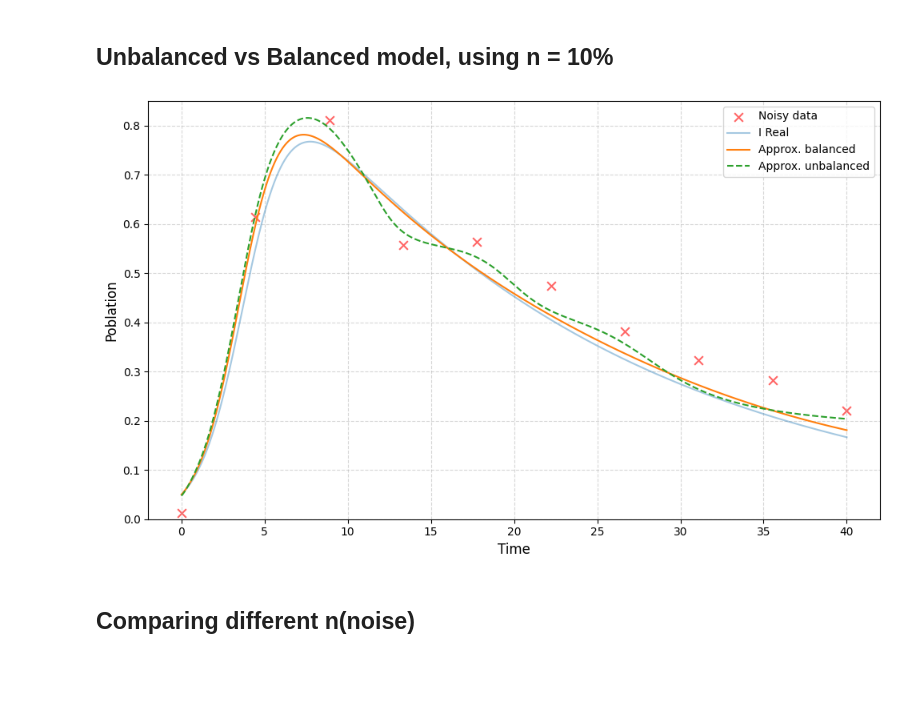
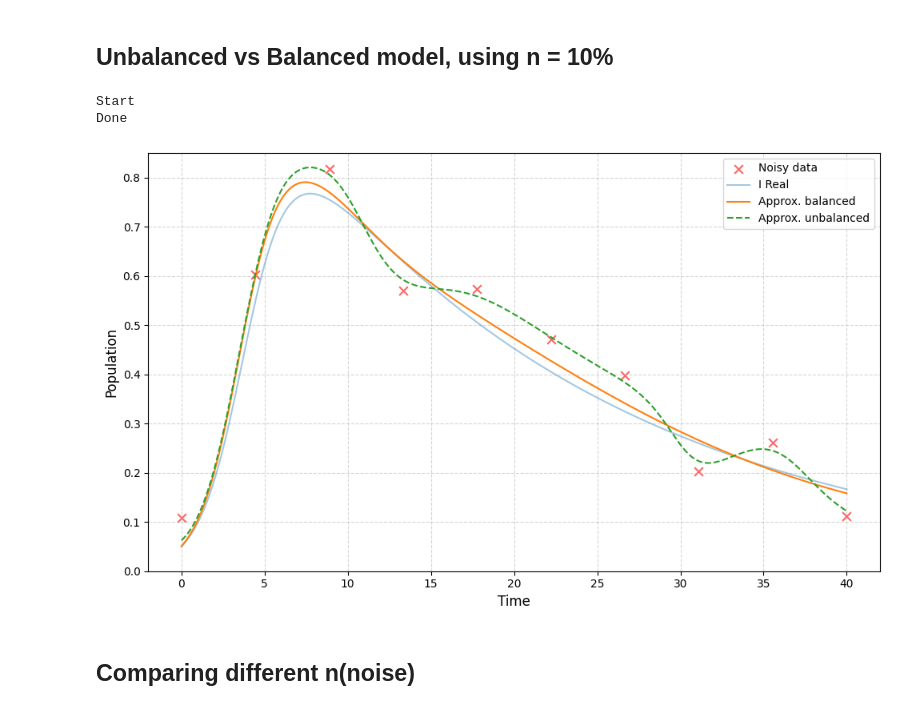
Before and after one commit to DiegoH81/PINNs, a Jupyter notebook: SIR.ipynb, the cells around one changed output. Cells and saved outputs as stored; diff of their text form; code cells hidden in the pictures; blank space fills up the shorter version.

```diff
--- a/SIR.ipynb
+++ b/SIR.ipynb
@@ -212,7 +212,7 @@ def getNoisySolution(solution, noiseBase, noiseSign, percentage):
     noiseScaled = noiseBase[k] * noiseSign[k] * (percentage/100.0) * maxVal
 
     solNoisy[:, k] += noiseScaled
-    solNoisy[:, k]  = np.abs(sol_noisy[:, k])
+    solNoisy[:, k]  = np.abs(solNoisy[:, k])
   solNoisy = np.clip(solNoisy, 0.0, 1.0)
 
   return solNoisy
@@ -222,40 +222,43 @@ def getNoisySolution(solution, noiseBase, noiseSign, percentage):
 solNoisy = getNoisySolution(sol, noise_base, noise_sign, 10.0)
 print("Start")
 modelBalanced, trainingTime, idHPoints = train(hasWeights = True, nHelperPoints = 10, sol_noisy = solNoisy)
-modelUnbalanced, trainingTime, idHPoints = train(hasWeights = True, nHelperPoints = 10, sol_noisy = solNoisy)
+modelUnbalanced, trainingTime, idHPoints = train(hasWeights = False, nHelperPoints = 10, sol_noisy = solNoisy)
 print("Done")
+# %% [output]
+Start
+Done
 # %%
 colors = ['#1f77b4', '#ff7f0e', '#2ca02c']
-red = "#ff0000"
+red = '#ff0000'
 
 plt.figure(figsize=(10, 6))
 
 h_points = t_real[idHPoints].detach().numpy()
-plt.scatter(h_points, sol_noisy[idHPoints, 1], color = red, marker='x', s=60, label="Noisy data", alpha=0.6)
+plt.scatter(h_points, solNoisy[idHPoints, 1], color = red, marker='x', s=60, label="Noisy data", alpha=0.6)
 
 # REAL
 t_plot = t_real.detach().numpy()
 plt.plot(t_plot, sol[:, 1], color=colors[0], linestyle='-', linewidth=1.5, alpha=0.4, label=f"I Real")
 
 
 # PINNs
 model_balanced = modelBalanced(t_real).detach().numpy()
 model_unbalanced = modelUnbalanced(t_real).detach().numpy()
 
 plt.plot(t_plot, model_balanced[:, 1], color=colors[1], linestyle='-', linewidth=1.5, label=f"Approx. balanced")
 plt.plot(t_plot, model_unbalanced[:, 1], color=colors[2], linestyle='--', linewidth=1.5, label=f"Approx. unbalanced")
 
 
 plt.grid(True, which='both', linestyle='--', alpha=0.5)
 plt.xlabel('Time', fontsize=12)
-plt.ylabel('Poblation', fontsize=12)
+plt.ylabel('Population', fontsize=12)
 plt.legend(loc='upper right', bbox_to_anchor=(1, 1))
 plt.tight_layout()
 plt.ylim(0.0, 0.85)
 
 plt.show()
 # %% [output]
-[figure, old version]
+[figure, new version]
 # %% [markdown]
 ## Comparing different n(noise)
 # %%
```
Also changed, not shown: parts of 1 cell of this notebook.
